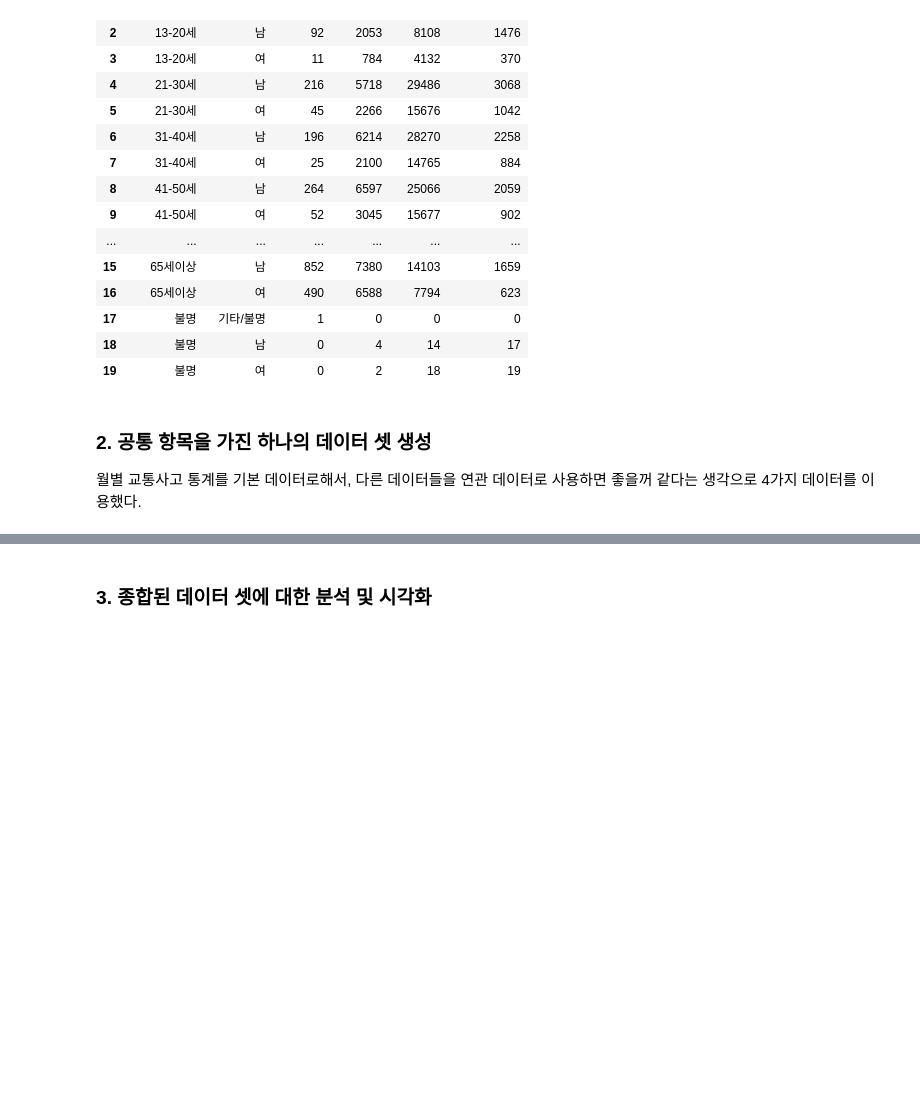
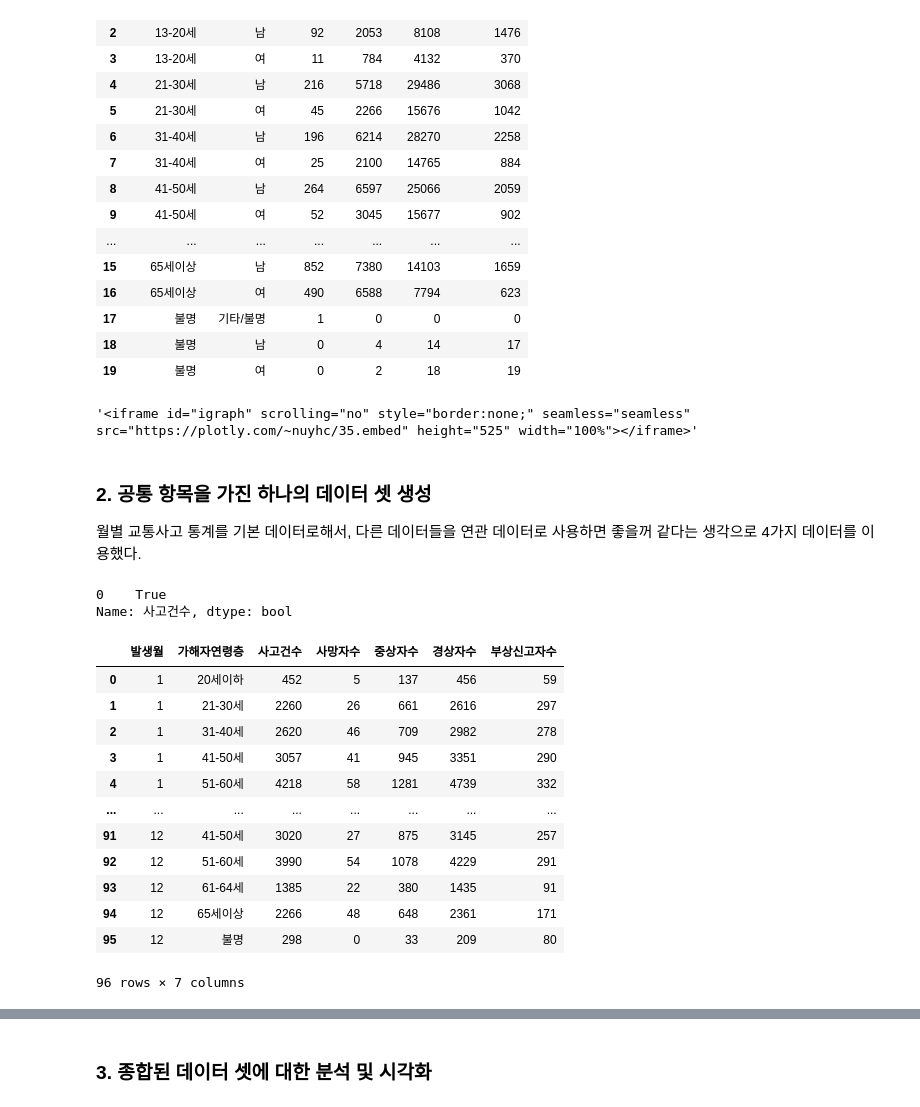
Before and after one commit to nuyhc/Mini_Project, a Jupyter notebook: 3. Traffic Accident Data Analysis/traffic_accident_data_analysis.ipynb, the cells around one changed output, grey strips where cells are left out. Drawn from its saved outputs; the diff is of its cells as text; code cells hidden in the pictures; blank space fills up the shorter version.

Commit message:
traffic accident_data_analysis

```diff
--- a/3. Traffic Accident Data Analysis/traffic_accident_data_analysis.ipynb
+++ b/3. Traffic Accident Data Analysis/traffic_accident_data_analysis.ipynb
@@ -123,6 +149,37 @@ df_age_gender
 | 17 | 불명 | 기타/불명 | 1 | 0 | 0 | 0 |
 | 18 | 불명 | 남 | 0 | 4 | 14 | 17 |
 | 19 | 불명 | 여 | 0 | 2 | 18 | 19 |
+# %%
+# 사상자 연령층
+fig = px.bar(df_age_gender, x="사상자연령층", y=["사망자수", "중상자수", "경상자수", "부상신고자수"], color="사상자성별", title="사상자 연령층")
+fig.show()
+
+cs.tools.get_embed(cs.plotly.plot(fig, filename="사상자 연령층", auto_open=False))
+# %% [output]
+'<iframe id="igraph" scrolling="no" style="border:none;" seamless="seamless" src="https://plotly.com/~nuyhc/35.embed" height="525" width="100%"></iframe>'
 # %% [markdown]
 ### 2. 공통 항목을 가진 하나의 데이터 셋 생성
 월별 교통사고 통계를 기본 데이터로해서, 다른 데이터들을 연관 데이터로 사용하면 좋을꺼 같다는 생각으로 4가지 데이터를 이용했다.
+# %%
+df_monthly[df_monthly["발생월"]==1]["사고건수"] == df_age_agg_driver_month[df_age_agg_driver_month["발생월"]==1]["사고건수"].sum()
+# %% [output]
+0    True
+Name: 사고건수, dtype: bool
+# %%
+df_accident = pd.merge(df_monthly["발생월"], df_age_agg_driver_month, how="inner", on="발생월")
+# %%
+df_accident
+# %% [output]
+|  | 발생월 | 가해자연령층 | 사고건수 | 사망자수 | 중상자수 | 경상자수 | 부상신고자수 |
+| 0 | 1 | 20세이하 | 452 | 5 | 137 | 456 | 59 |
+| 1 | 1 | 21-30세 | 2260 | 26 | 661 | 2616 | 297 |
+| 2 | 1 | 31-40세 | 2620 | 46 | 709 | 2982 | 278 |
+| 3 | 1 | 41-50세 | 3057 | 41 | 945 | 3351 | 290 |
+| 4 | 1 | 51-60세 | 4218 | 58 | 1281 | 4739 | 332 |
+| ... | ... | ... | ... | ... | ... | ... | ... |
+| 91 | 12 | 41-50세 | 3020 | 27 | 875 | 3145 | 257 |
+| 92 | 12 | 51-60세 | 3990 | 54 | 1078 | 4229 | 291 |
+| 93 | 12 | 61-64세 | 1385 | 22 | 380 | 1435 | 91 |
+| 94 | 12 | 65세이상 | 2266 | 48 | 648 | 2361 | 171 |
+| 95 | 12 | 불명 | 298 | 0 | 33 | 209 | 80 |
+96 rows × 7 columns
```
Also changed, not shown: parts of 8 cells of this notebook, 1 other file.
